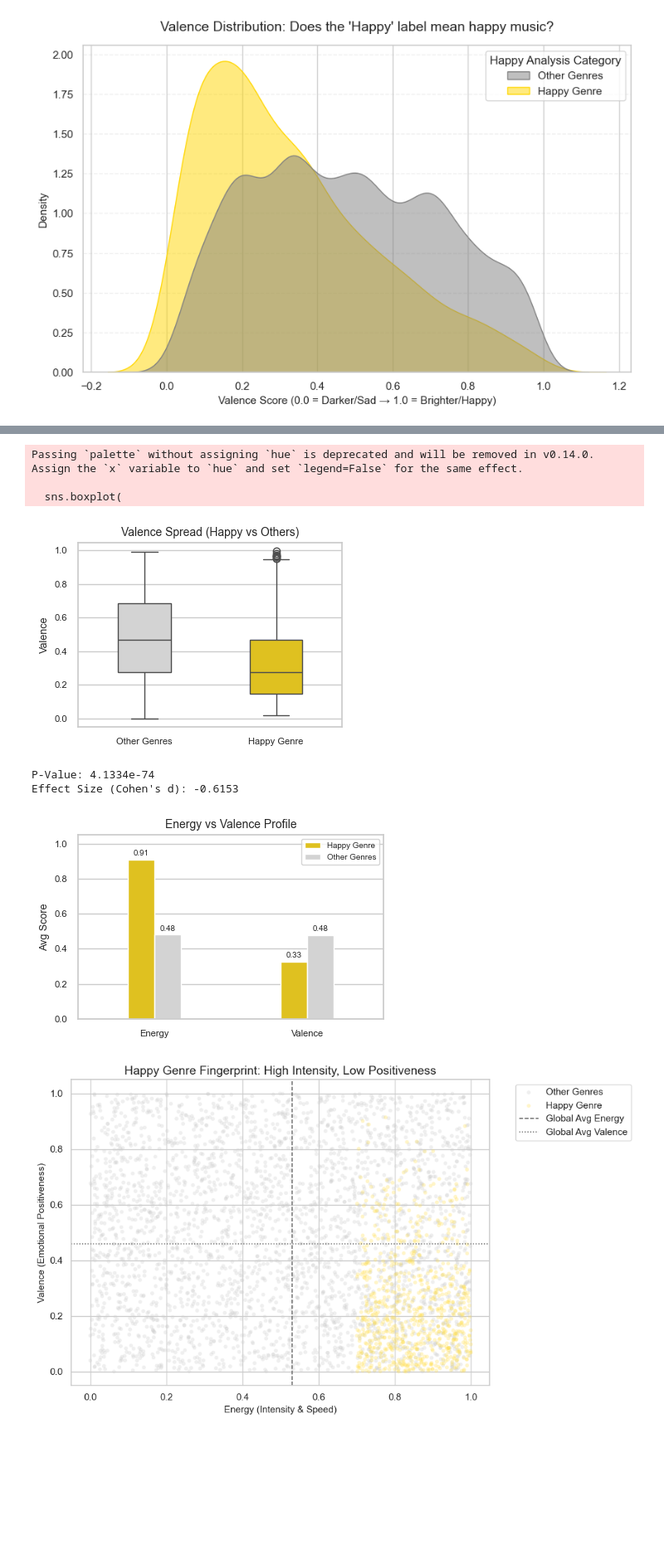
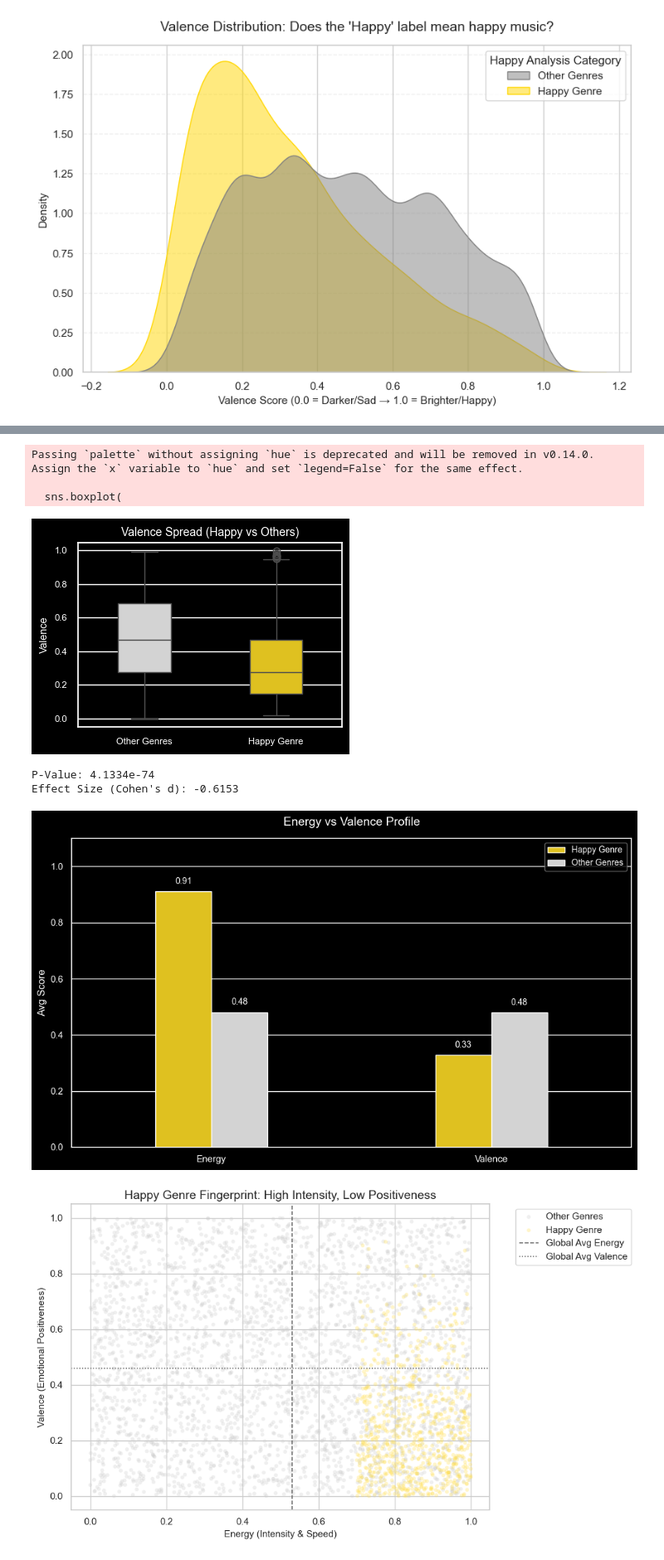
Before and after one commit to sarthaksgrid/spotify_api_analysis, a Jupyter notebook: 02_happy.ipynb, the cells around one changed output, grey strips where cells are left out. Shown at 83% size. Cells and saved outputs as stored; diff of their text form; code cells hidden in the pictures; blank space fills up the shorter version.

```diff
--- a/02_happy.ipynb
+++ b/02_happy.ipynb
@@ -65,3 +65,22 @@ plt.grid(axis='y', linestyle='--', alpha=0.3)
 plt.show()
 # %% [output]
 [figure]
+# %%
+# The Emotional Mountain (Density Plot) ---
+plt.style.use('dark_background')
+plt.figure(figsize=(10, 6), facecolor='black')
+ax = plt.gca()
+ax.set_facecolor('black')
+
+# Map the boolean column to descriptive labels for the legend
+df['Happy Analysis Category'] = df['is_happy_genre'].map({True: 'Happy Genre', False: 'Other Genres'})
+
+sns.kdeplot(data=df, x='valence', hue='Happy Analysis Category', fill=True,
+            palette={'Happy Genre': 'gold', 'Other Genres': 'gray'},
+            alpha=0.5, common_norm=False)
+
+plt.title("Valence Distribution: Does the 'Happy' label mean happy music?", fontsize=14, pad=15)
+plt.xlabel("Valence Score (0.0 = Darker/Sad → 1.0 = Brighter/Happy)", fontsize=11)
+plt.ylabel("Density", fontsize=11)
+plt.grid(axis='y', linestyle='--', alpha=0.3)
+plt.show()
@@ -93,7 +114,7 @@ plt.show()
 Passing `palette` without assigning `hue` is deprecated and will be removed in v0.14.0. Assign the `x` variable to `hue` and set `legend=False` for the same effect.
 
   sns.boxplot(
-[figure, old version]
+[figure, new version]
 # %%
 #--Energy Correlation--
 # %%
@@ -126,42 +147,50 @@ melted_stats = pd.DataFrame({
     'Happy_Status': ['Happy Genre', 'Happy Genre', 'Other Genres', 'Other Genres']
 })
 # %%
-plt.figure(figsize=(4.5, 3))
+# Set the dark theme for the background
+plt.style.use('dark_background')
+plt.figure(figsize=(10, 6), facecolor='black')
+ax = plt.gca()
+ax.set_facecolor('black')
 
 sns.barplot(
     data=melted_stats,
     x='Metric',
     y='Average Score',
     hue='Happy_Status',
     palette={'Happy Genre': 'gold', 'Other Genres': 'lightgrey'},
-    width=0.35
+    width=0.4
 )
 
-plt.title("Energy vs Valence Profile", fontsize=10)
-plt.ylabel("Avg Score", fontsize=9)
+# Scaling font sizes for the larger figure size
+plt.title("Energy vs Valence Profile", fontsize=14, pad=15)
+plt.ylabel("Avg Score", fontsize=12)
 plt.xlabel("")
 
-plt.ylim(0, 1.05)
-plt.xticks(fontsize=8)
-plt.yticks(fontsize=8)
+plt.ylim(0, 1.1)  # Increased slightly to give room for labels
+plt.xticks(fontsize=11)
+plt.yticks(fontsize=11)
 
-# Adding data labels for clarity
+# Adding data labels with adjusted font size
 for p in plt.gca().patches:
     h = p.get_height()
     if h > 0:
         plt.text(
             p.get_x() + p.get_width() / 2,
             h + 0.02,
             f'{h:.2f}',
             ha='center',
-            fontsize=7
+            va='bottom',
+            fontsize=10,
+            color='white'
         )
 
-plt.legend(title="", fontsize=7)
+# Cleaning up the legend for a dark background
+plt.legend(title="", fontsize=10, facecolor='black', edgecolor='gray')
 plt.tight_layout()
 plt.show()
 # %% [output]
-[figure, old version]
+[figure, new version]
 # %%
 import matplotlib.pyplot as plt
 import seaborn as sns
```
Also changed, not shown: parts of 3 cells of this notebook, 15 other files.
